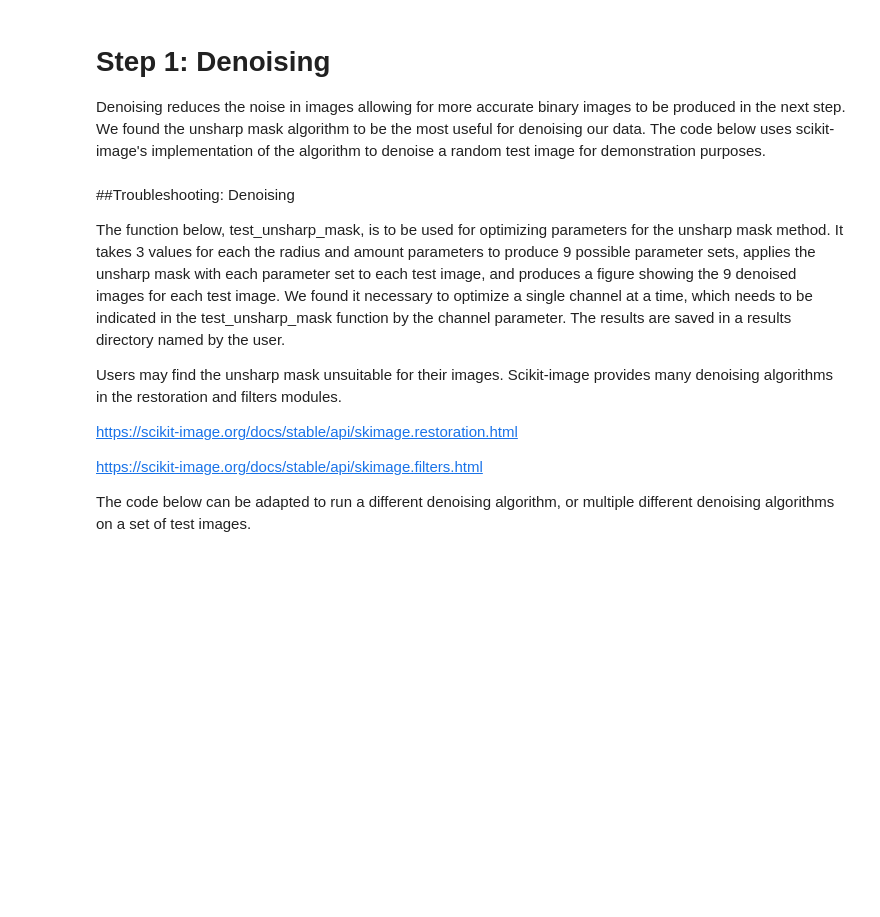
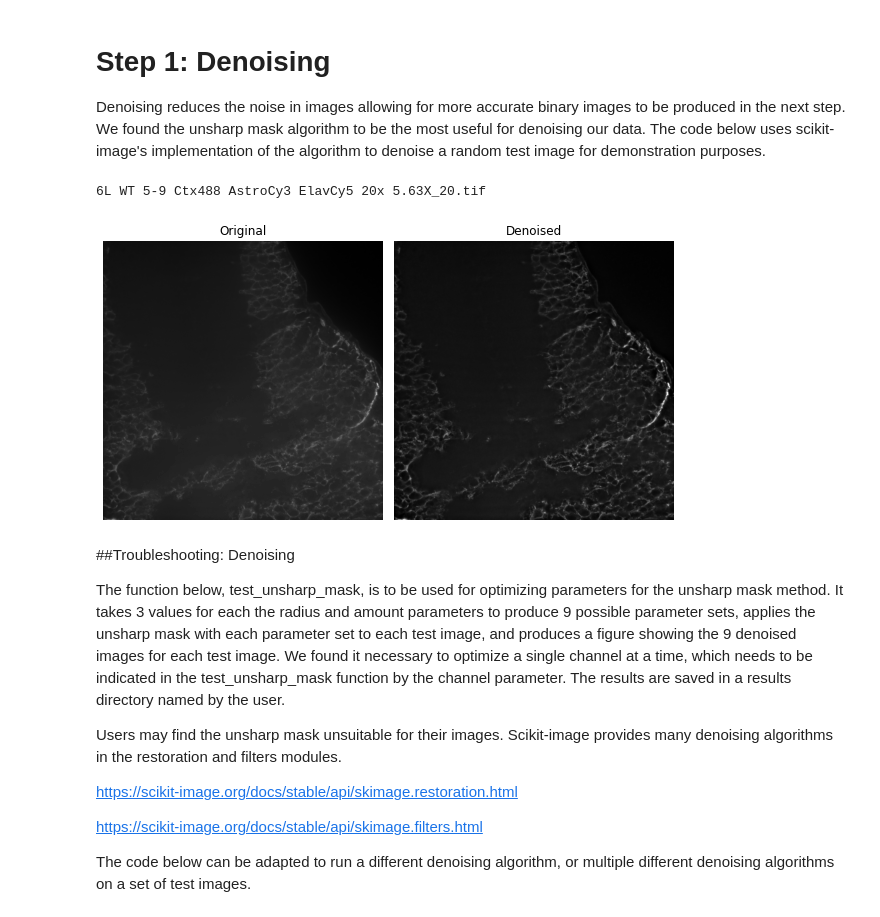
Before and after one commit to gabys2006/TilingGlia, a Jupyter notebook: Tutorial_TESTING.ipynb, the cells around one changed output. Saved outputs shown, nothing was run; the diff lists cells and outputs as text; code cells hidden in the pictures; blank space fills up the shorter version.

```diff
--- a/Tutorial_TESTING.ipynb
+++ b/Tutorial_TESTING.ipynb
@@ -86,3 +85,52 @@ Denoising reduces the noise in images allowing for more accurate binary images t
+# %%
+####DENOISE RANDOM TEST IMAGE#####
+
+#make list of test image file names
+dirPath = "/content/drive/MyDrive/Coutinho-Budd Lab/TilingMethods/Github/TestImages"
+
+testImgs = []
+for root, dir, file in os.walk(dirPath):
+    for f in file:
+        if '.tif' in f:
+            testImgs.append(f)
+
+#choose random image file
+imgName = random.choice(testImgs)
+ipath=os.path.join(dirPath, imgName)
+#select random channel
+channel = [0, 1, 2]
+c = random.choice(channel)
+#load image with skimage
+fullimg=skimage.io.imread(ipath, plugin="tifffile")
+#select single channel
+original=fullimg[:, :, c]
+
+#denoise image using unsharp mask
+# original = img_as_float(original)
+#set radius and amount parameters
+r = 20; amt = 2
+denoised = unsharp_mask (original, radius=r, amount=amt)
+
+#print image file name
+print(imgName)
+
+#create figure showing original and denoised image
+#create figure
+fig, (ax1, ax2) = plt.subplots(nrows=1, ncols=2, sharex=True, sharey=True,
+                               figsize=(8, 16), constrained_layout=True)
+#show original image
+ax1.imshow(original, cmap=plt.cm.gray)
+ax1.set_title('Original')
+#show denoised image
+ax2.imshow(denoised, cmap=plt.cm.gray)
+ax2.set_title('Denoised')
+#remove axes from figure
+ax1.axis('off')
+ax2.axis('off')
+plt.show()
+# %% [output]
+6L WT 5-9 Ctx488 AstroCy3 ElavCy5 20x 5.63X_20.tif
+[figure, added]
 # %% [markdown]
 ##Troubleshooting: Denoising
 
```
Also changed, not shown: parts of 5 cells of this notebook.
